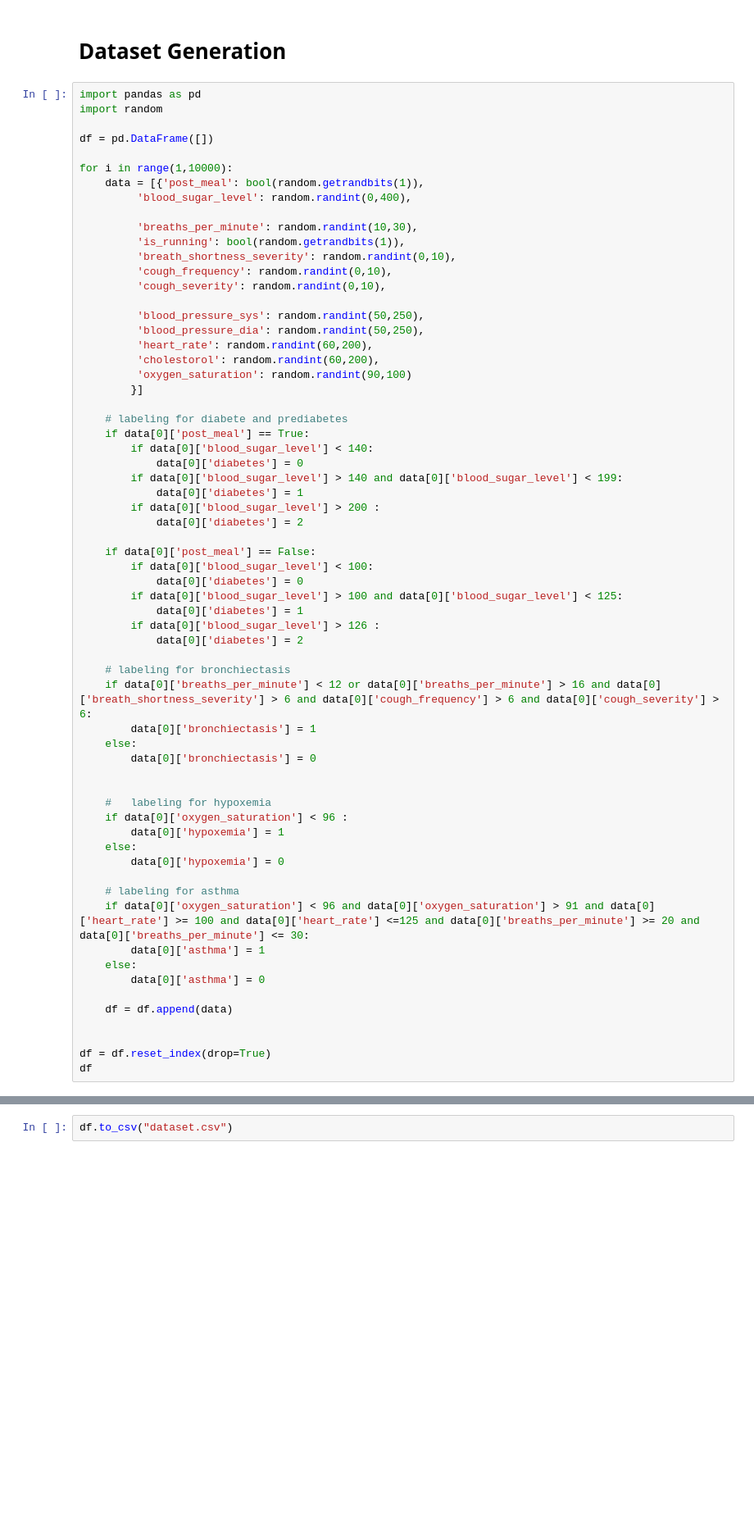
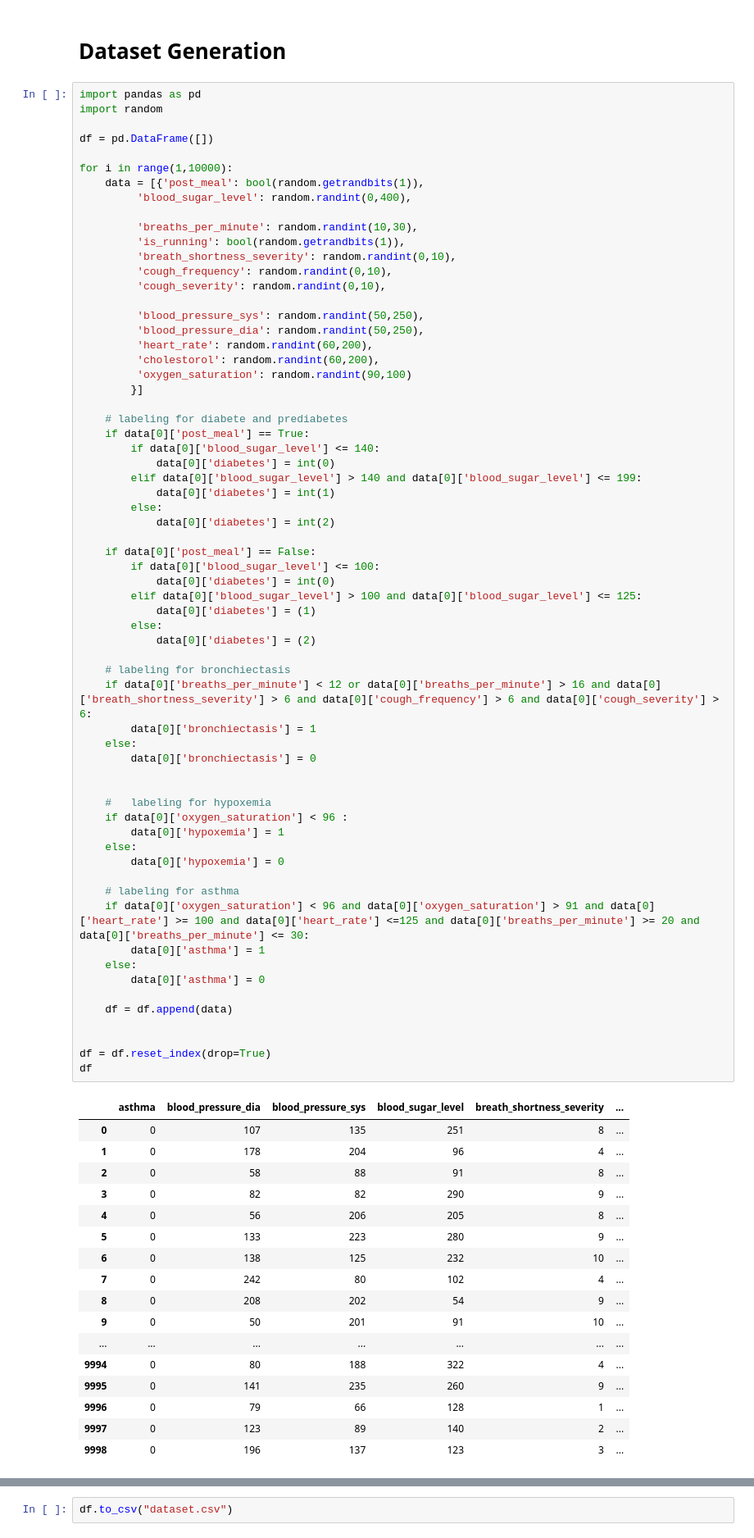
Before and after one commit to abhilashsaj/Wearable-Based-Health-Monitoring-System, a Jupyter notebook: Dataset Generation.ipynb, the cells around one changed output, grey strips where cells are left out. Shown at 82% size. Saved outputs shown, nothing was run; the diff lists cells and outputs as text; blank space fills up the shorter version.

```diff
--- a/Dataset Generation.ipynb
+++ b/Dataset Generation.ipynb
@@ -132,43 +132,60 @@ for i in range(1,10000):
 
     # labeling for diabete and prediabetes
     if data[0]['post_meal'] == True:
-        if data[0]['blood_sugar_level'] < 140:
-            data[0]['diabetes'] = 0
-        if data[0]['blood_sugar_level'] > 140 and data[0]['blood_sugar_level'] < 199:
-            data[0]['diabetes'] = 1
-        if data[0]['blood_sugar_level'] > 200 :
-            data[0]['diabetes'] = 2
+        if data[0]['blood_sugar_level'] <= 140:
+            data[0]['diabetes'] = int(0)
+        elif data[0]['blood_sugar_level'] > 140 and data[0]['blood_sugar_level'] <= 199:
+            data[0]['diabetes'] = int(1)
+        else:
+            data[0]['diabetes'] = int(2)
 
     if data[0]['post_meal'] == False:
-        if data[0]['blood_sugar_level'] < 100:
-            data[0]['diabetes'] = 0
-        if data[0]['blood_sugar_level'] > 100 and data[0]['blood_sugar_level'] < 125:
-            data[0]['diabetes'] = 1
-        if data[0]['blood_sugar_level'] > 126 :
-            data[0]['diabetes'] = 2
+        if data[0]['blood_sugar_level'] <= 100:
+            data[0]['diabetes'] = int(0)
+        elif data[0]['blood_sugar_level'] > 100 and data[0]['blood_sugar_level'] <= 125:
+            data[0]['diabetes'] = (1)
+        else:
+            data[0]['diabetes'] = (2)
 
     # labeling for bronchiectasis
     if data[0]['breaths_per_minute'] < 12 or data[0]['breaths_per_minute'] > 16 and data[0]['breath_shortness_severity'] > 6 and data[0]['cough_frequency'] > 6 and data[0]['cough_severity'] > 6:
         data[0]['bronchiectasis'] = 1
     else:
         data[0]['bronchiectasis'] = 0
 
 
     #   labeling for hypoxemia
     if data[0]['oxygen_saturation'] < 96 :
         data[0]['hypoxemia'] = 1
     else:
         data[0]['hypoxemia'] = 0
 
     # labeling for asthma
     if data[0]['oxygen_saturation'] < 96 and data[0]['oxygen_saturation'] > 91 and data[0]['heart_rate'] >= 100 and data[0]['heart_rate'] <=125 and data[0]['breaths_per_minute'] >= 20 and data[0]['breaths_per_minute'] <= 30:
         data[0]['asthma'] = 1
     else:
         data[0]['asthma'] = 0
 
     df = df.append(data)
 
 
 df = df.reset_index(drop=True)
 df
 # %% [output]
+|  | asthma | blood_pressure_dia | blood_pressure_sys | blood_sugar_level | breath_shortness_severity | ... |
+| 0 | 0 | 107 | 135 | 251 | 8 | ... |
+| 1 | 0 | 178 | 204 | 96 | 4 | ... |
+| 2 | 0 | 58 | 88 | 91 | 8 | ... |
+| 3 | 0 | 82 | 82 | 290 | 9 | ... |
+| 4 | 0 | 56 | 206 | 205 | 8 | ... |
+| 5 | 0 | 133 | 223 | 280 | 9 | ... |
+| 6 | 0 | 138 | 125 | 232 | 10 | ... |
+| 7 | 0 | 242 | 80 | 102 | 4 | ... |
+| 8 | 0 | 208 | 202 | 54 | 9 | ... |
+| 9 | 0 | 50 | 201 | 91 | 10 | ... |
+| ... | ... | ... | ... | ... | ... | ... |
+| 9994 | 0 | 80 | 188 | 322 | 4 | ... |
+| 9995 | 0 | 141 | 235 | 260 | 9 | ... |
+| 9996 | 0 | 79 | 66 | 128 | 1 | ... |
+| 9997 | 0 | 123 | 89 | 140 | 2 | ... |
+| 9998 | 0 | 196 | 137 | 123 | 3 | ... |
```
Also changed, not shown: parts of 1 cell of this notebook, 2 other files.
